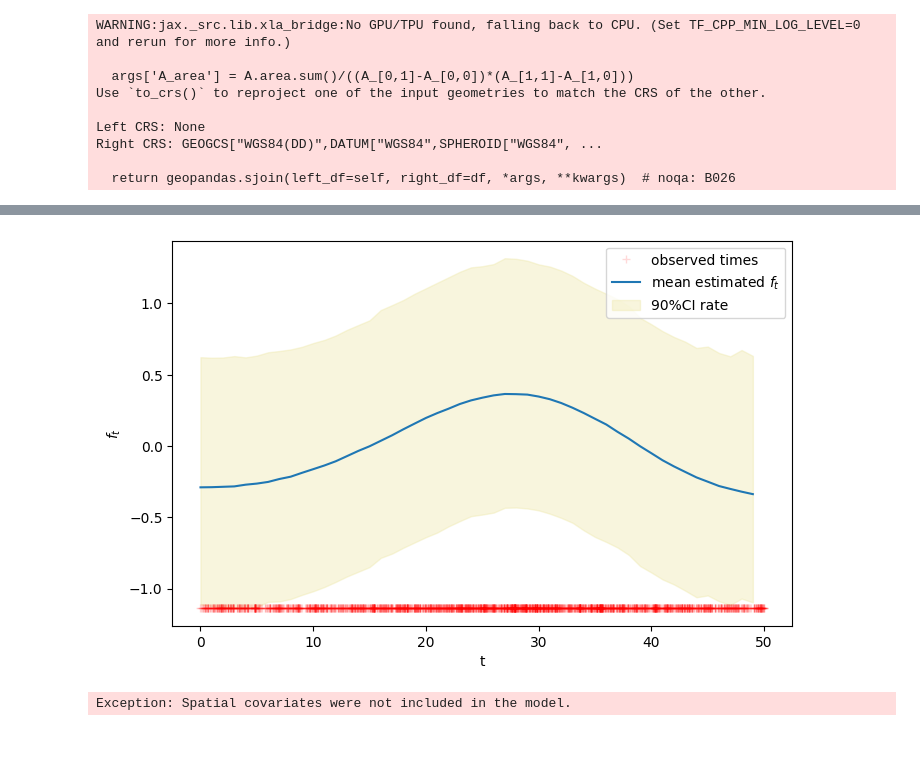
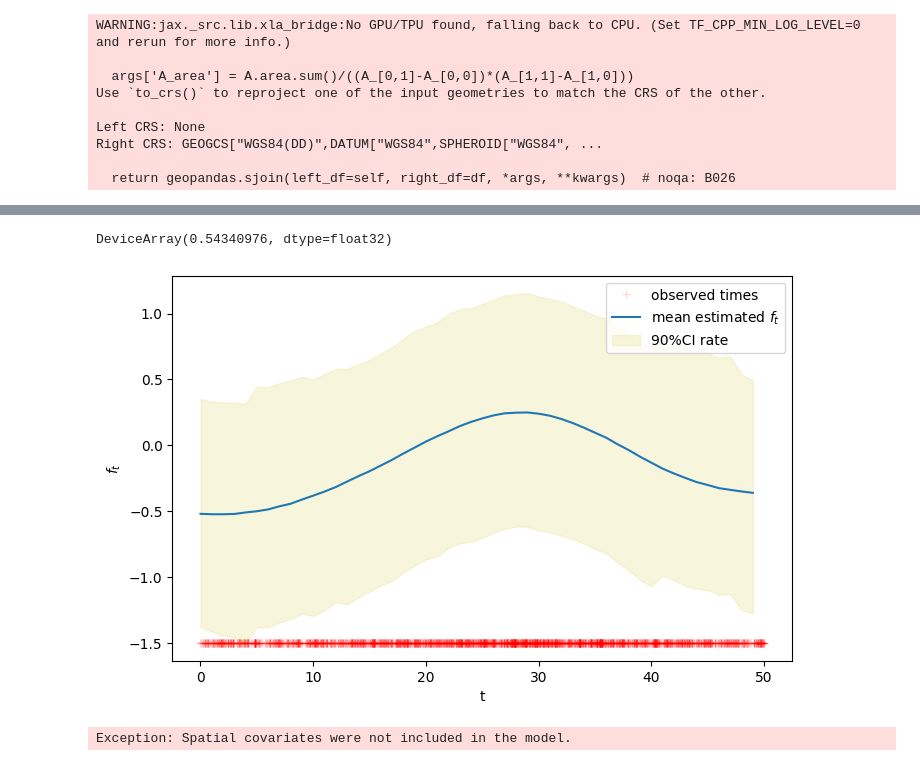
Before and after one commit to imanring/BSTPP, a Jupyter notebook: demo.ipynb, the cells around one changed output, grey strips where cells are left out. Drawn from its saved outputs; the diff is of its cells as text; code cells hidden in the pictures.

```diff
--- a/demo.ipynb
+++ b/demo.ipynb
@@ -42,13 +42,3 @@ Left CRS: None
 Right CRS: GEOGCS["WGS84(DD)",DATUM["WGS84",SPHEROID["WGS84", ...
 
   return geopandas.sjoin(left_df=self, right_df=df, *args, **kwargs)  # noqa: B026
-# %%
-import pickle
-pre_run = True
-if pre_run:
-    with open(f'output/Chicago_Shootings/{model_name}/output.pkl', 'rb') as f:
-        output = pickle.load(f)
-    model.mcmc = output['mcmc']
-    model.mcmc_samples = output['samples']
-# %%
-model.run_mcmc()
@@ -86,0 +45,4 @@ Right CRS: GEOGCS["WGS84(DD)",DATUM["WGS84",SPHEROID["WGS84", ...
+# %%
+model.run_svi(num_steps=50000,lr=0.002)
+# %%
+model.run_mcmc(output_file='output/Chicago_Shootings/cox_hawkes/output_2.pkl')
@@ -92,7 +97,11 @@ Mean trigger time: 544.68 days
+# %%
+(model.mcmc_samples['sigmax_2']**0.5).mean()*.6*110
+# %% [output]
+DeviceArray(0.54340976, dtype=float32)
 # %%
-model.plot_temporal_background(f'output/Chicago_Shootings/{model_name}/f_t_post_mean.png')
+model.plot_temporal_background()#f'output/Chicago_Shootings/{model_name}/f_t_post_mean.png')
 # %% [output]
-[figure, old version]
+[figure, new version]
 # %%
 model.cov_weight_post_summary()
 # %% [output]
```
Also changed, not shown: parts of 16 cells of this notebook, 6 other files.
